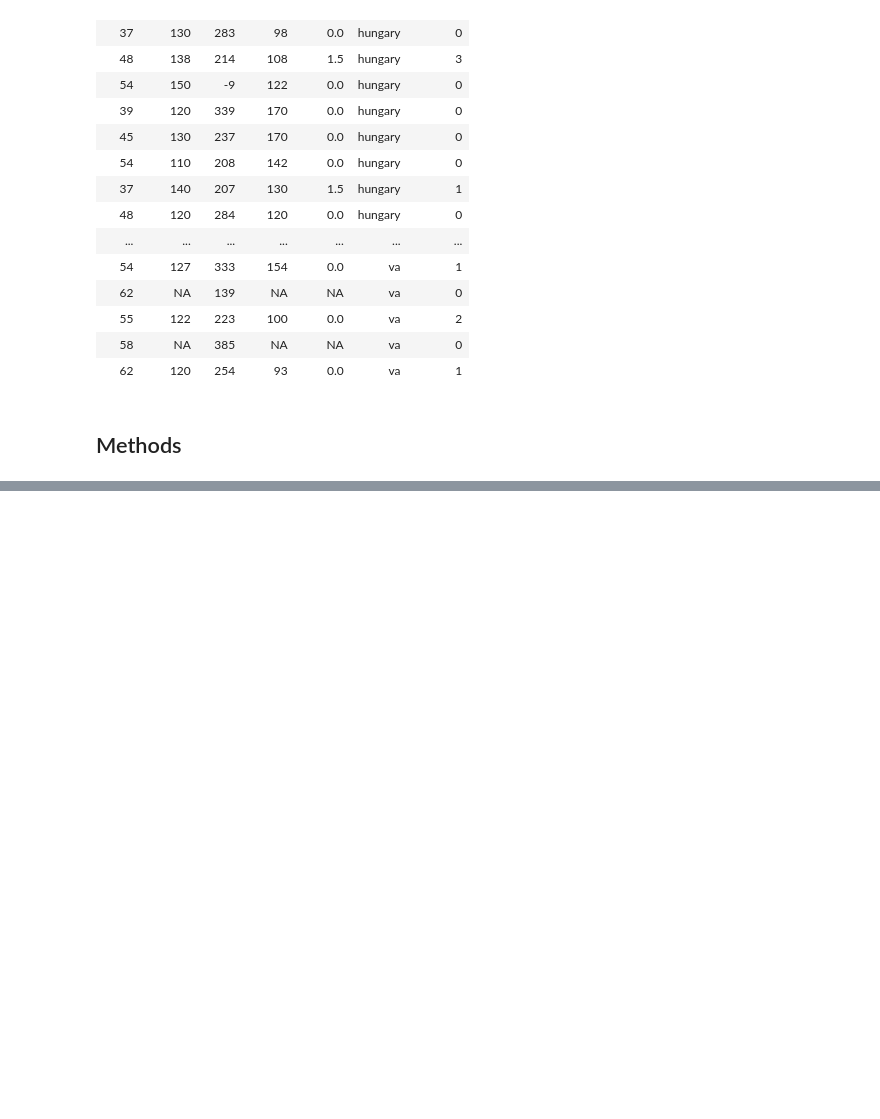
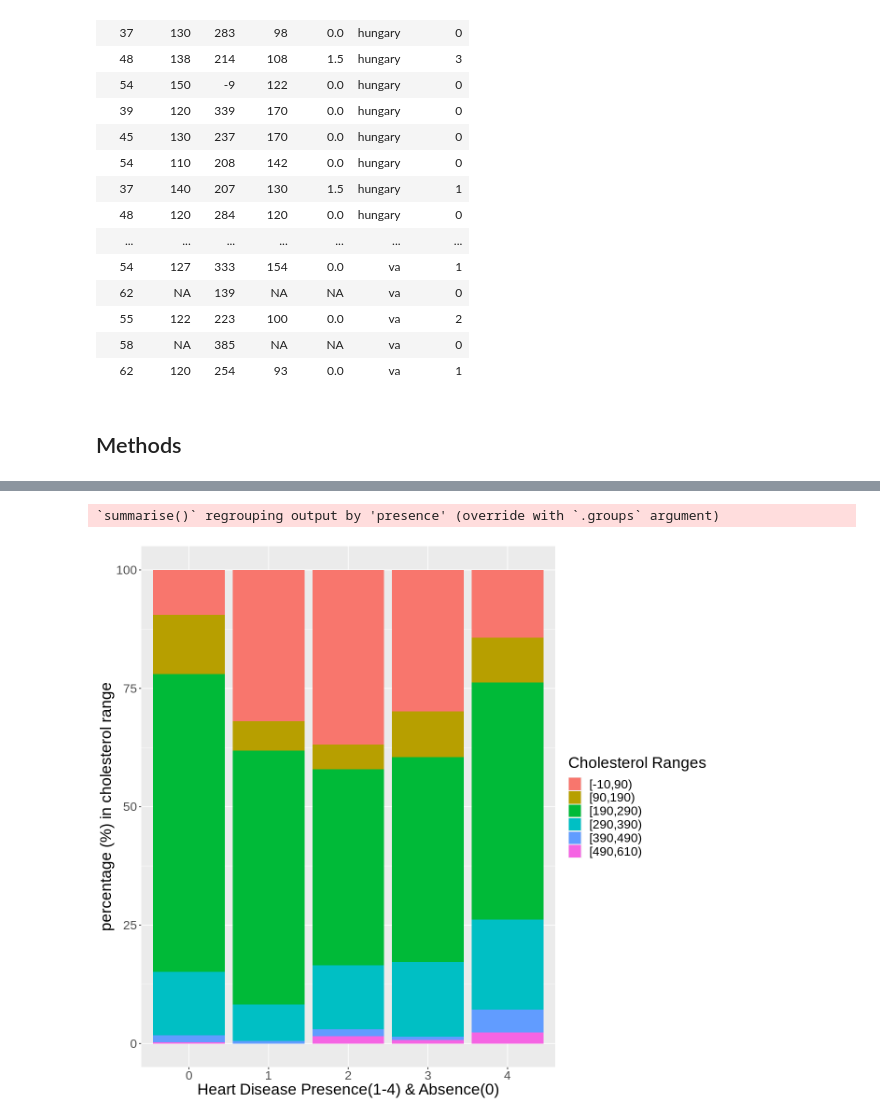
Before and after one commit to tashijain/DSCI100GroupProject, a Jupyter notebook: group_proposal.ipynb, the cells around one changed output, grey strips where cells are left out. Cells and saved outputs as stored; diff of their text form; code cells hidden in the pictures; blank space fills up the shorter version.

```diff
--- a/group_proposal.ipynb
+++ b/group_proposal.ipynb
@@ -118,0 +167,20 @@ A tibble: 920 × 7
+# %%
+# Manual split of ranges of cholesterol
+heart_disease_data %>%
+  filter(!is.na(chol)) %>%
+  group_by(presence) %>%
+  mutate(chol_bin = cut(chol,
+                        breaks = c(-10, 90, 190, 290, 390, 490, 610),
+                        right=FALSE)) %>%
+  group_by(presence, chol_bin) %>%
+  summarize(n = n()) %>%
+  mutate(percent = 100 * (n / sum(n))) %>%
+  ggplot(aes(y = percent, x = presence, fill = chol_bin)) +
+  geom_bar(stat = "identity", position = "stack") +
+  #facet_grid(rows = vars(presence)) +
+  labs(y = "percentage (%) in cholesterol range", x = "Heart Disease Presence(1-4) & Absence(0)",
+       fill = "Cholesterol Ranges") +
+theme(text = element_text(size = 20))
+# %% [output]
+`summarise()` regrouping output by 'presence' (override with `.groups` argument)
+[figure, added]
```
Also changed, not shown: parts of 10 cells of this notebook.
